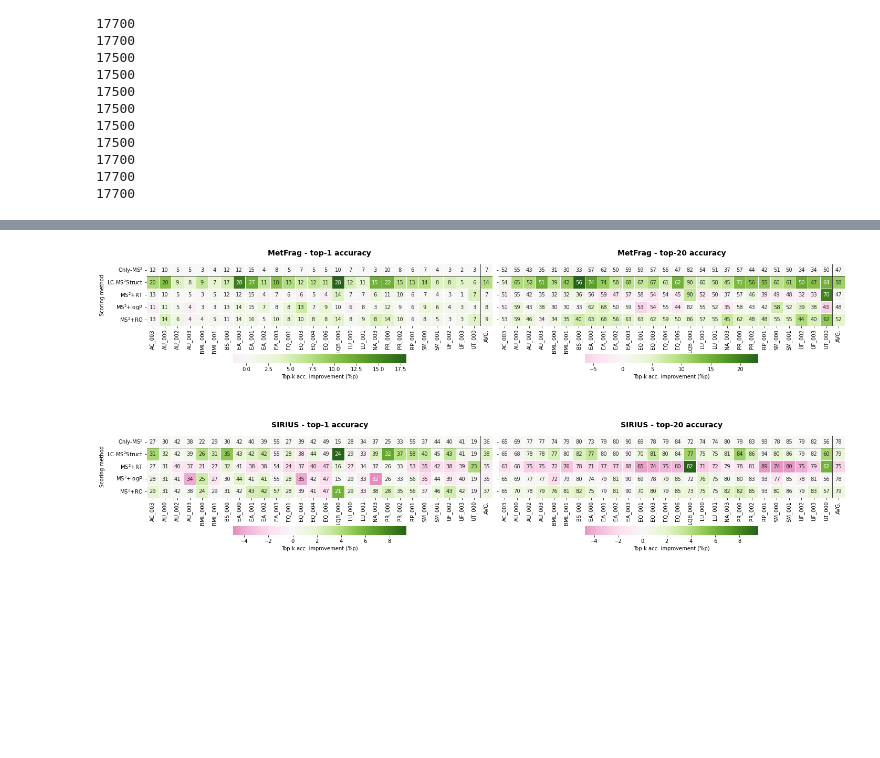
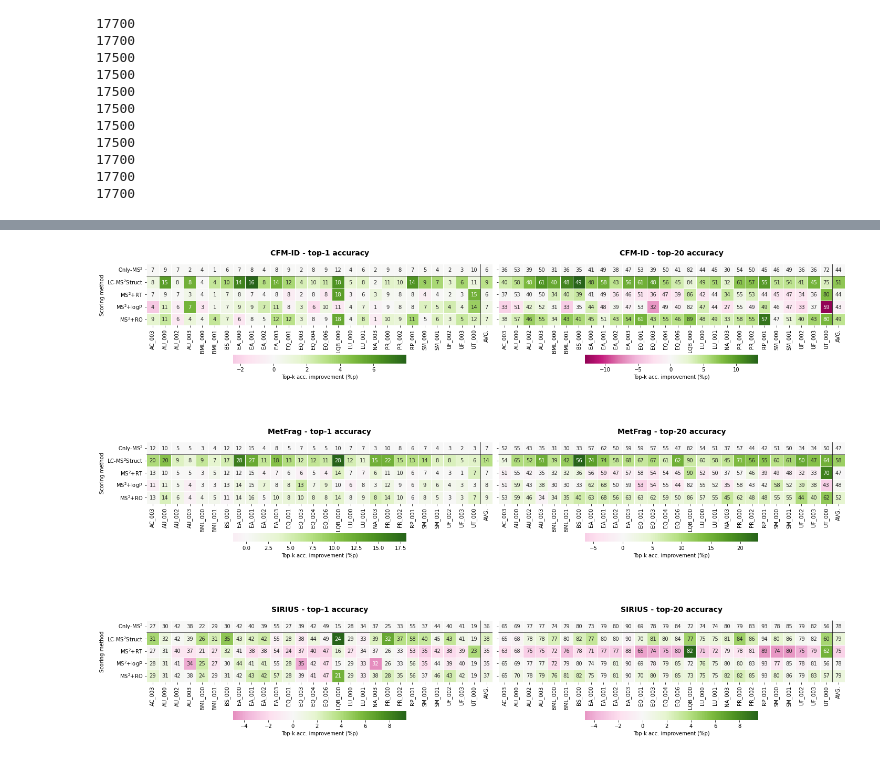
Before and after one commit to aalto-ics-kepaco/lcms2struct_exp, a Jupyter notebook: results_processed/publication/massbank/ssvm_lib=v2__exp_ver=4/NEW__exp_05__comparison_of_different_score_integration_approaches_3D.ipynb, the cells around one changed output, grey strips where cells are left out. Drawn from its saved outputs; the diff is of its cells as text; code cells hidden in the pictures; blank space fills up the shorter version.

```diff
--- a/results_processed/publication/massbank/ssvm_lib=v2__exp_ver=4/NEW__exp_05__comparison_of_different_score_integration_approaches_3D.ipynb
+++ b/results_processed/publication/massbank/ssvm_lib=v2__exp_ver=4/NEW__exp_05__comparison_of_different_score_integration_approaches_3D.ipynb
@@ -722,66 +694,38 @@ Bach et al. (2020) 17500
 # %%
-# __tmp__01__b = plot__01__b(
-#     res__baseline=[
-#         res__ssvm__cfmid4[(res__ssvm__cfmid4["scoring_method"] == "Only MS") & (res__ssvm__cfmid4["n_models"] == 8)].assign(scoring_method="Only-MS$^2$", ms2scorer="CFM-ID"),
-#         res__ssvm__metfrag[(res__ssvm__metfrag["scoring_method"] == "Only MS") & (res__ssvm__metfrag["n_models"] == 8)].assign(scoring_method="Only-MS$^2$", ms2scorer="MetFrag"),
-#         res__ssvm__sirius[(res__ssvm__sirius["scoring_method"] == "Only MS") & (res__ssvm__sirius["n_models"] == 8)].assign(scoring_method="Only-MS$^2$", ms2scorer="SIRIUS")
-#     ],
-#     res__ssvm=[
-#         res__ssvm__cfmid4[(res__ssvm__cfmid4["scoring_method"] == "MS + RT") & (res__ssvm__cfmid4["n_models"] == 8)].assign(scoring_method="LC-MS$^2$Struct", ms2scorer="CFM-ID"),
-#         res__ssvm__metfrag[(res__ssvm__metfrag["scoring_method"] == "MS + RT") & (res__ssvm__metfrag["n_models"] == 8)].assign(scoring_method="LC-MS$^2$Struct", ms2scorer="MetFrag"),
-#         res__ssvm__sirius[(res__ssvm__sirius["scoring_method"] == "MS + RT") & (res__ssvm__sirius["n_models"] == 8)].assign(scoring_method="LC-MS$^2$Struct", ms2scorer="SIRIUS")
-#     ],
-#     res__rtfilter=[
-#         res__rtfilter__cfmid4[(res__rtfilter__cfmid4["scoring_method"] == "MS + RT (filtering__global)")].assign(scoring_method="MS$^2$+RT", ms2scorer="CFM-ID"),
-#         res__rtfilter__metfrag[(res__rtfilter__metfrag["scoring_method"] == "MS + RT (filtering__global)")].assign(scoring_method="MS$^2$+RT", ms2scorer="MetFrag"),
-#         res__rtfilter__sirius[(res__rtfilter__sirius["scoring_method"] == "MS + RT (filtering__global)")].assign(scoring_method="MS$^2$+RT", ms2scorer="SIRIUS")
-#     ],
-#     res__xlogp3=[
-#         res__xlogp3__cfmid4[(res__xlogp3__cfmid4["scoring_method"] == "MS + RT (score_combination)")].assign(scoring_method="MS$^2$+logP", ms2scorer="CFM-ID"),
-#         res__xlogp3__metfrag[(res__xlogp3__metfrag["scoring_method"] == "MS + RT (score_combination)")].assign(scoring_method="MS$^2$+logP", ms2scorer="MetFrag"),
-#         res__xlogp3__sirius[(res__xlogp3__sirius["scoring_method"] == "MS + RT (score_combination)")].assign(scoring_method="MS$^2$+logP", ms2scorer="SIRIUS")
-#     ],
-#     res__bach2020=[
-#         res__bach2020__cfmid4[(res__bach2020__cfmid4["scoring_method"] == "MS + RT (msms_pl_rt_score_integration)")].assign(scoring_method="MS$^2$+RO", ms2scorer="CFM-ID"),
-#         res__bach2020__metfrag[(res__bach2020__metfrag["scoring_method"] == "MS + RT (msms_pl_rt_score_integration)")].assign(scoring_method="MS$^2$+RO", ms2scorer="MetFrag"),
-#         res__bach2020__sirius[(res__bach2020__sirius["scoring_method"] == "MS + RT (msms_pl_rt_score_integration)")].assign(scoring_method="MS$^2$+RO", ms2scorer="SIRIUS")
-#     ],
-#     ks=[1, 20],
-#     weighted_average=False,
-#     raise_on_missing_results=False,
-#     ctype="improvement",
-#     label_format=".0f"
-# )
-
 __tmp__01__b = plot__01__b(
     res__baseline=[
+        res__ssvm__cfmid4[(res__ssvm__cfmid4["scoring_method"] == "Only MS") & (res__ssvm__cfmid4["n_models"] == 8)].assign(scoring_method="Only-MS$^2$", ms2scorer="CFM-ID"),
         res__ssvm__metfrag[(res__ssvm__metfrag["scoring_method"] == "Only MS") & (res__ssvm__metfrag["n_models"] == 8)].assign(scoring_method="Only-MS$^2$", ms2scorer="MetFrag"),
         res__ssvm__sirius[(res__ssvm__sirius["scoring_method"] == "Only MS") & (res__ssvm__sirius["n_models"] == 8)].assign(scoring_method="Only-MS$^2$", ms2scorer="SIRIUS")
     ],
     res__ssvm=[
+        res__ssvm__cfmid4[(res__ssvm__cfmid4["scoring_method"] == "MS + RT") & (res__ssvm__cfmid4["n_models"] == 8)].assign(scoring_method="LC-MS$^2$Struct", ms2scorer="CFM-ID"),
         res__ssvm__metfrag[(res__ssvm__metfrag["scoring_method"] == "MS + RT") & (res__ssvm__metfrag["n_models"] == 8)].assign(scoring_method="LC-MS$^2$Struct", ms2scorer="MetFrag"),
         res__ssvm__sirius[(res__ssvm__sirius["scoring_method"] == "MS + RT") & (res__ssvm__sirius["n_models"] == 8)].assign(scoring_method="LC-MS$^2$Struct", ms2scorer="SIRIUS")
     ],
     res__rtfilter=[
+        res__rtfilter__cfmid4[(res__rtfilter__cfmid4["scoring_method"] == "MS + RT (filtering__global)")].assign(scoring_method="MS$^2$+RT", ms2scorer="CFM-ID"),
         res__rtfilter__metfrag[(res__rtfilter__metfrag["scoring_method"] == "MS + RT (filtering__global)")].assign(scoring_method="MS$^2$+RT", ms2scorer="MetFrag"),
         res__rtfilter__sirius[(res__rtfilter__sirius["scoring_method"] == "MS + RT (filtering__global)")].assign(scoring_method="MS$^2$+RT", ms2scorer="SIRIUS")
     ],
     res__xlogp3=[
+        res__xlogp3__cfmid4[(res__xlogp3__cfmid4["scoring_method"] == "MS + RT (score_combination)")].assign(scoring_method="MS$^2$+logP", ms2scorer="CFM-ID"),
         res__xlogp3__metfrag[(res__xlogp3__metfrag["scoring_method"] == "MS + RT (score_combination)")].assign(scoring_method="MS$^2$+logP", ms2scorer="MetFrag"),
         res__xlogp3__sirius[(res__xlogp3__sirius["scoring_method"] == "MS + RT (score_combination)")].assign(scoring_method="MS$^2$+logP", ms2scorer="SIRIUS")
     ],
     res__bach2020=[
+        res__bach2020__cfmid4[(res__bach2020__cfmid4["scoring_method"] == "MS + RT (msms_pl_rt_score_integration)")].assign(scoring_method="MS$^2$+RO", ms2scorer="CFM-ID"),
         res__bach2020__metfrag[(res__bach2020__metfrag["scoring_method"] == "MS + RT (msms_pl_rt_score_integration)")].assign(scoring_method="MS$^2$+RO", ms2scorer="MetFrag"),
         res__bach2020__sirius[(res__bach2020__sirius["scoring_method"] == "MS + RT (msms_pl_rt_score_integration)")].assign(scoring_method="MS$^2$+RO", ms2scorer="SIRIUS")
     ],
     ks=[1, 20],
     weighted_average=False,
     raise_on_missing_results=False,
     ctype="improvement",
     label_format=".0f"
 )
 
 for ext in ["pdf", "svg"]:
-    plt.savefig(os.path.join(".", os.extsep.join(["plot_05__b", ext])))
+    plt.savefig(os.path.join(".", os.extsep.join(["NEW__plot_01__b", ext])))
 # %% [output]
-[figure, old version]
+[figure, new version]
```
Also changed, not shown: parts of 4 cells of this notebook, 29 other files.
